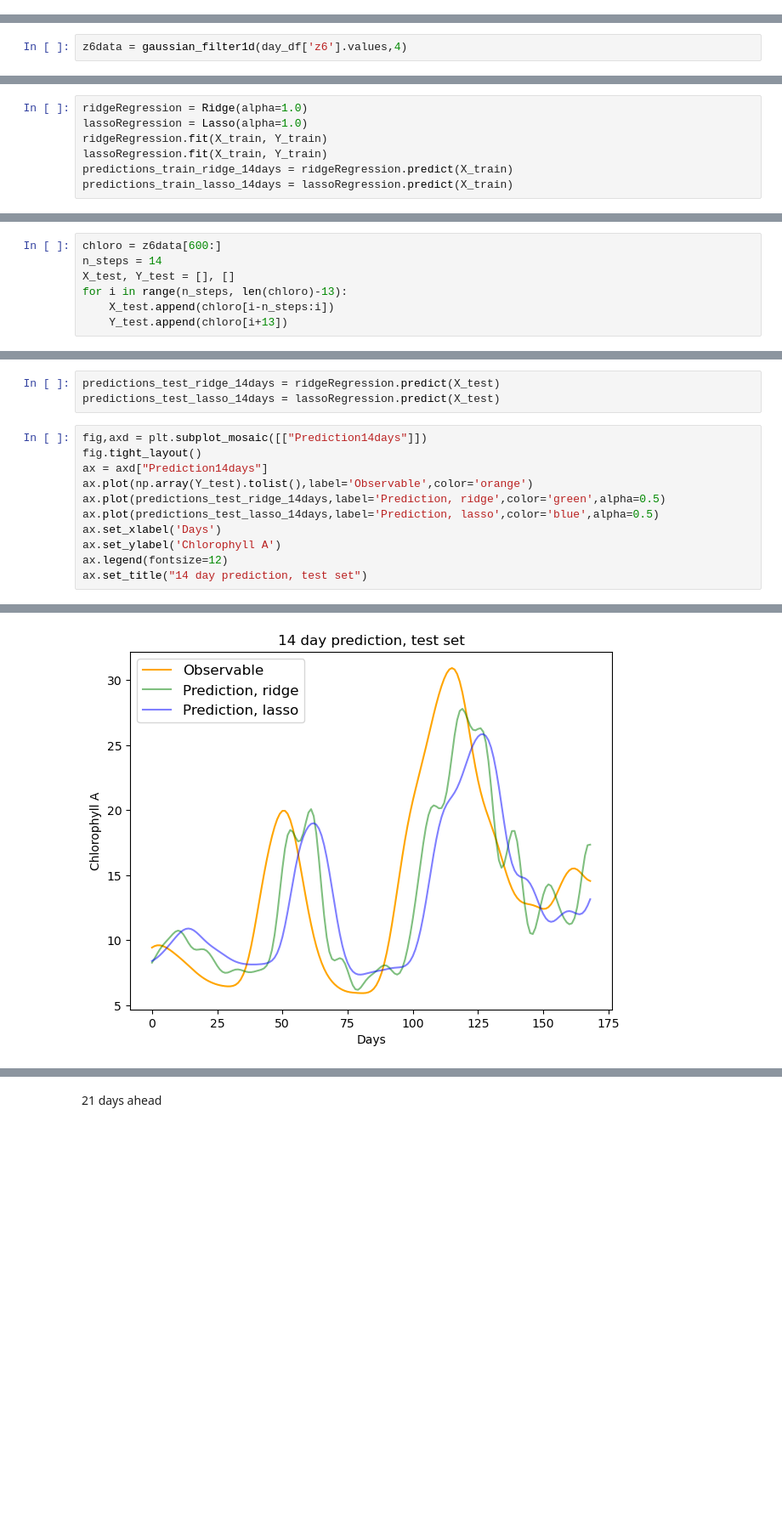
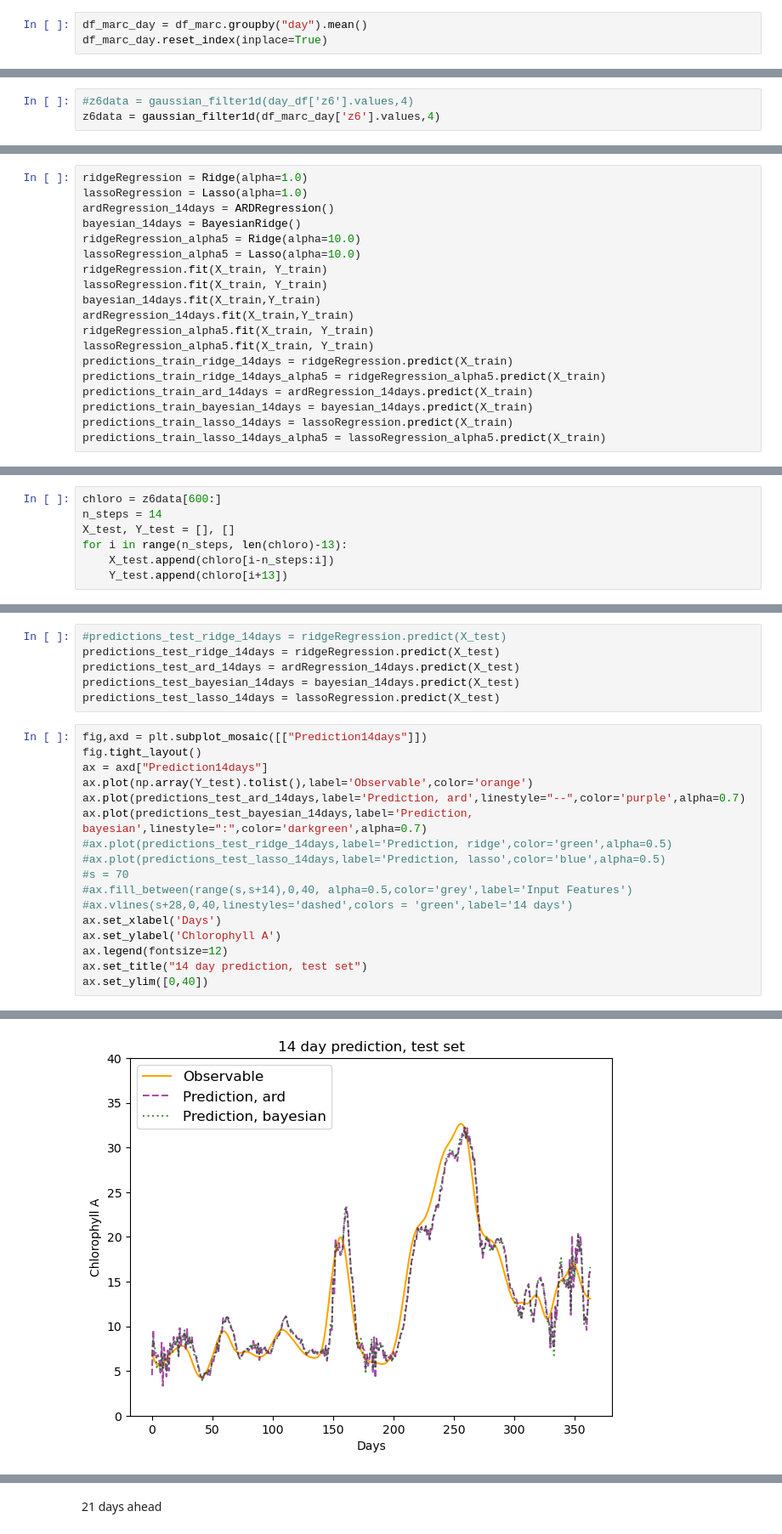
Before and after one commit to MTLehner/DSTSES_DataLakes, a Jupyter notebook: jb_ridge_lasso.ipynb, the cells around one changed output, grey strips where cells are left out. Shown at 85% size. Drawn from its saved outputs; the diff is of its cells as text; blank space fills up the shorter version.

```diff
--- a/jb_ridge_lasso.ipynb
+++ b/jb_ridge_lasso.ipynb
@@ -11,0 +18,3 @@ from sklearn.linear_model import Ridge, Lasso
+# %%
+df_marc_day = df_marc.groupby("day").mean()
+df_marc_day.reset_index(inplace=True)
@@ -64,7 +73,8 @@ X = np.reshape(X,(len(X),1))
 # %% [markdown]
 ridge/lasso: train on first 600
 # %%
-z6data = gaussian_filter1d(day_df['z6'].values,4)
+#z6data = gaussian_filter1d(day_df['z6'].values,4)
+z6data = gaussian_filter1d(df_marc_day['z6'].values,4)
 # %%
 chloro = z6data[:600]
 n_steps = 14
@@ -157,7 +164,19 @@ len(X_train)
 # %%
 ridgeRegression = Ridge(alpha=1.0)
 lassoRegression = Lasso(alpha=1.0)
+ardRegression_14days = ARDRegression()
+bayesian_14days = BayesianRidge()
+ridgeRegression_alpha5 = Ridge(alpha=10.0)
+lassoRegression_alpha5 = Lasso(alpha=10.0)
 ridgeRegression.fit(X_train, Y_train)
 lassoRegression.fit(X_train, Y_train)
+bayesian_14days.fit(X_train,Y_train)
+ardRegression_14days.fit(X_train,Y_train)
+ridgeRegression_alpha5.fit(X_train, Y_train)
+lassoRegression_alpha5.fit(X_train, Y_train)
 predictions_train_ridge_14days = ridgeRegression.predict(X_train)
+predictions_train_ridge_14days_alpha5 = ridgeRegression_alpha5.predict(X_train)
+predictions_train_ard_14days = ardRegression_14days.predict(X_train)
+predictions_train_bayesian_14days = bayesian_14days.predict(X_train)
 predictions_train_lasso_14days = lassoRegression.predict(X_train)
+predictions_train_lasso_14days_alpha5 = lassoRegression_alpha5.predict(X_train)
@@ -202,15 +220,24 @@ len(X_test)
 # %%
+#predictions_test_ridge_14days = ridgeRegression.predict(X_test)
 predictions_test_ridge_14days = ridgeRegression.predict(X_test)
+predictions_test_ard_14days = ardRegression_14days.predict(X_test)
+predictions_test_bayesian_14days = bayesian_14days.predict(X_test)
 predictions_test_lasso_14days = lassoRegression.predict(X_test)
 # %%
 fig,axd = plt.subplot_mosaic([["Prediction14days"]])
 fig.tight_layout()
 ax = axd["Prediction14days"]
 ax.plot(np.array(Y_test).tolist(),label='Observable',color='orange')
-ax.plot(predictions_test_ridge_14days,label='Prediction, ridge',color='green',alpha=0.5)
-ax.plot(predictions_test_lasso_14days,label='Prediction, lasso',color='blue',alpha=0.5)
+ax.plot(predictions_test_ard_14days,label='Prediction, ard',linestyle="--",color='purple',alpha=0.7)
+ax.plot(predictions_test_bayesian_14days,label='Prediction, bayesian',linestyle=":",color='darkgreen',alpha=0.7)
+#ax.plot(predictions_test_ridge_14days,label='Prediction, ridge',color='green',alpha=0.5)
+#ax.plot(predictions_test_lasso_14days,label='Prediction, lasso',color='blue',alpha=0.5)
+#s = 70
+#ax.fill_between(range(s,s+14),0,40, alpha=0.5,color='grey',label='Input Features')
+#ax.vlines(s+28,0,40,linestyles='dashed',colors = 'green',label='14 days')
 ax.set_xlabel('Days')
 ax.set_ylabel('Chlorophyll A')
 ax.legend(fontsize=12)
 ax.set_title("14 day prediction, test set")
+ax.set_ylim([0,40])
 # %% [output]
@@ -218 +245 @@ Text(0.5, 1.0, '14 day prediction, test set')
-[figure, old version]
+[figure, new version]
```
Also changed, not shown: parts of 26 cells of this notebook.
